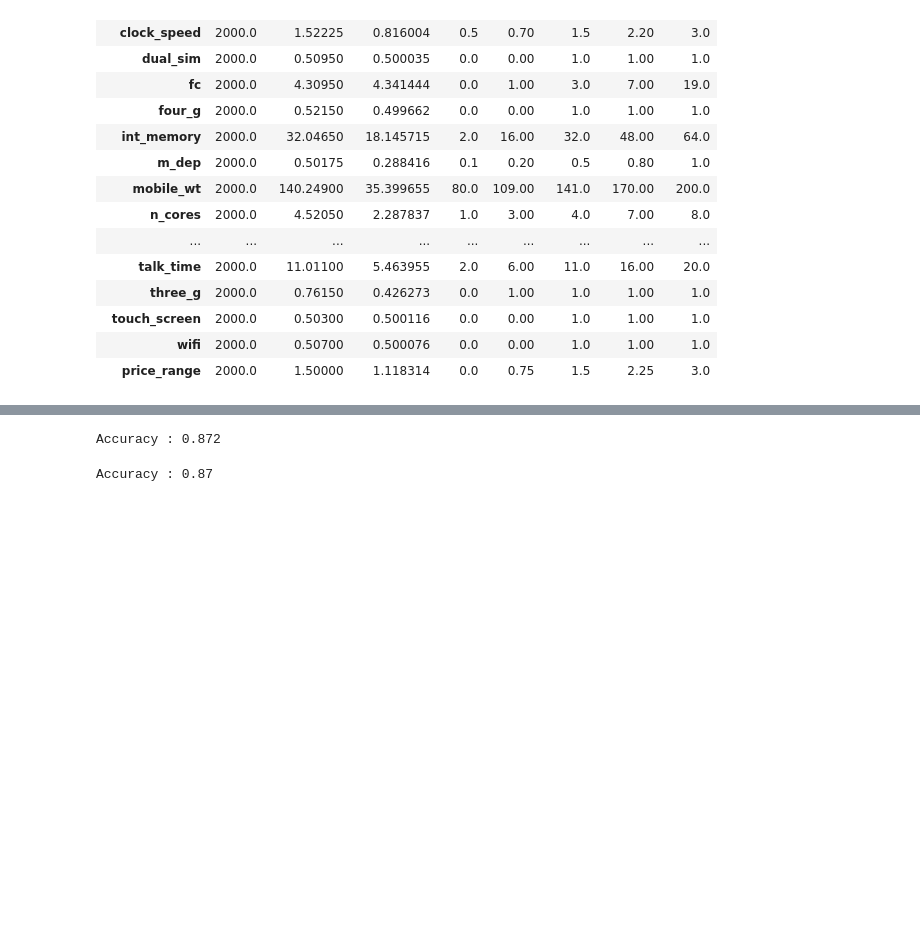
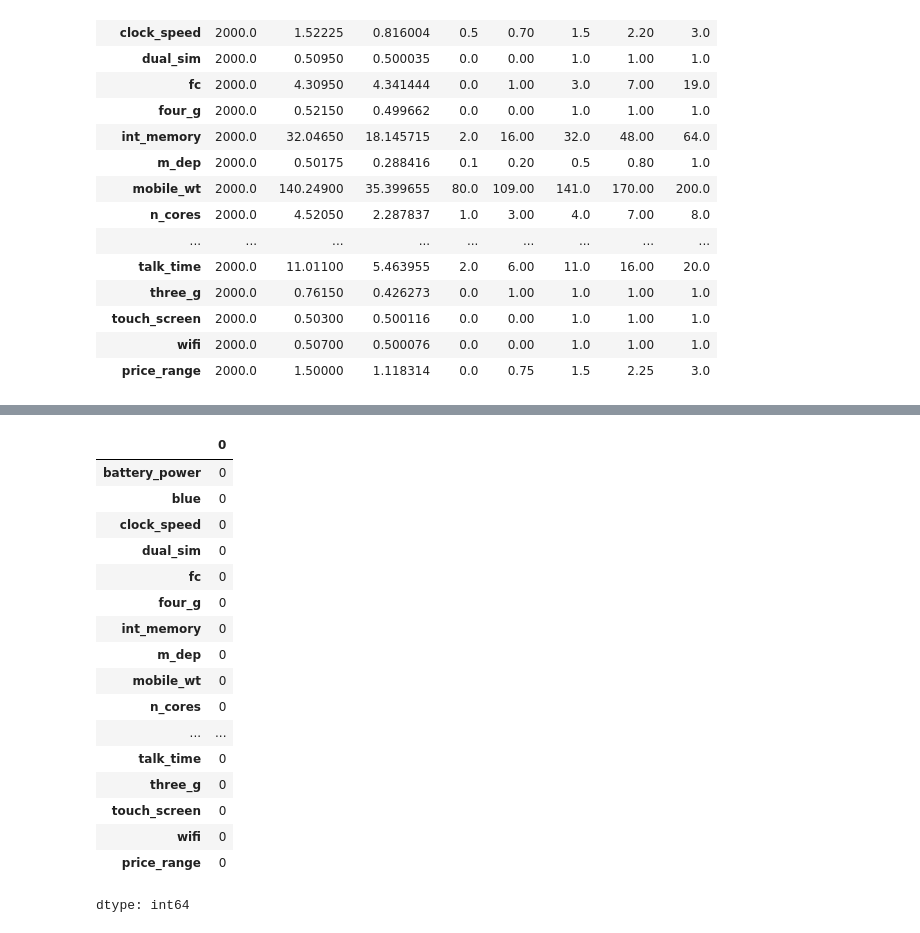
Before and after one commit to sonjoy1s/ML, a Jupyter notebook: Mobile_Price_Classification.ipynb, the cells around one changed output, grey strips where cells are left out. Saved outputs shown, nothing was run; the diff lists cells and outputs as text; code cells hidden in the pictures; blank space fills up the shorter version.

```diff
--- a/Mobile_Price_Classification.ipynb
+++ b/Mobile_Price_Classification.ipynb
@@ -13,6 +15,6 @@ from sklearn.ensemble import AdaBoostClassifier
 from sklearn.metrics import accuracy_score, classification_report, confusion_matrix
 # %%
-df = pd.read_csv("/content/train.csv.xls")
+df = pd.read_csv("/content/train.csv")
 df.head()
 # %% [output]
 |  | battery_power | blue | clock_speed | dual_sim | fc | four_g | int_memory | m_dep | mobile_wt | ... |
@@ -292,4 +74,0 @@ y_pred = model.predict(X_test_scaled)
-# %%
-print("Accuracy :",accuracy_score(y_test, y_pred))
-# %% [output]
-Accuracy : 0.872
@@ -301,4 +75,21 @@ y_pred = model.predict(X_test_scaled)
-# %%
-print("Accuracy :",accuracy_score(y_test, y_pred))
-# %% [output]
-Accuracy : 0.87
+# %%
+df.isna().sum()
+# %% [output]
+|  | 0 |
+| battery_power | 0 |
+| blue | 0 |
+| clock_speed | 0 |
+| dual_sim | 0 |
+| fc | 0 |
+| four_g | 0 |
+| int_memory | 0 |
+| m_dep | 0 |
+| mobile_wt | 0 |
+| n_cores | 0 |
+| ... | ... |
+| talk_time | 0 |
+| three_g | 0 |
+| touch_screen | 0 |
+| wifi | 0 |
+| price_range | 0 |
+dtype: int64
```
Also changed, not shown: parts of 50 cells of this notebook.
